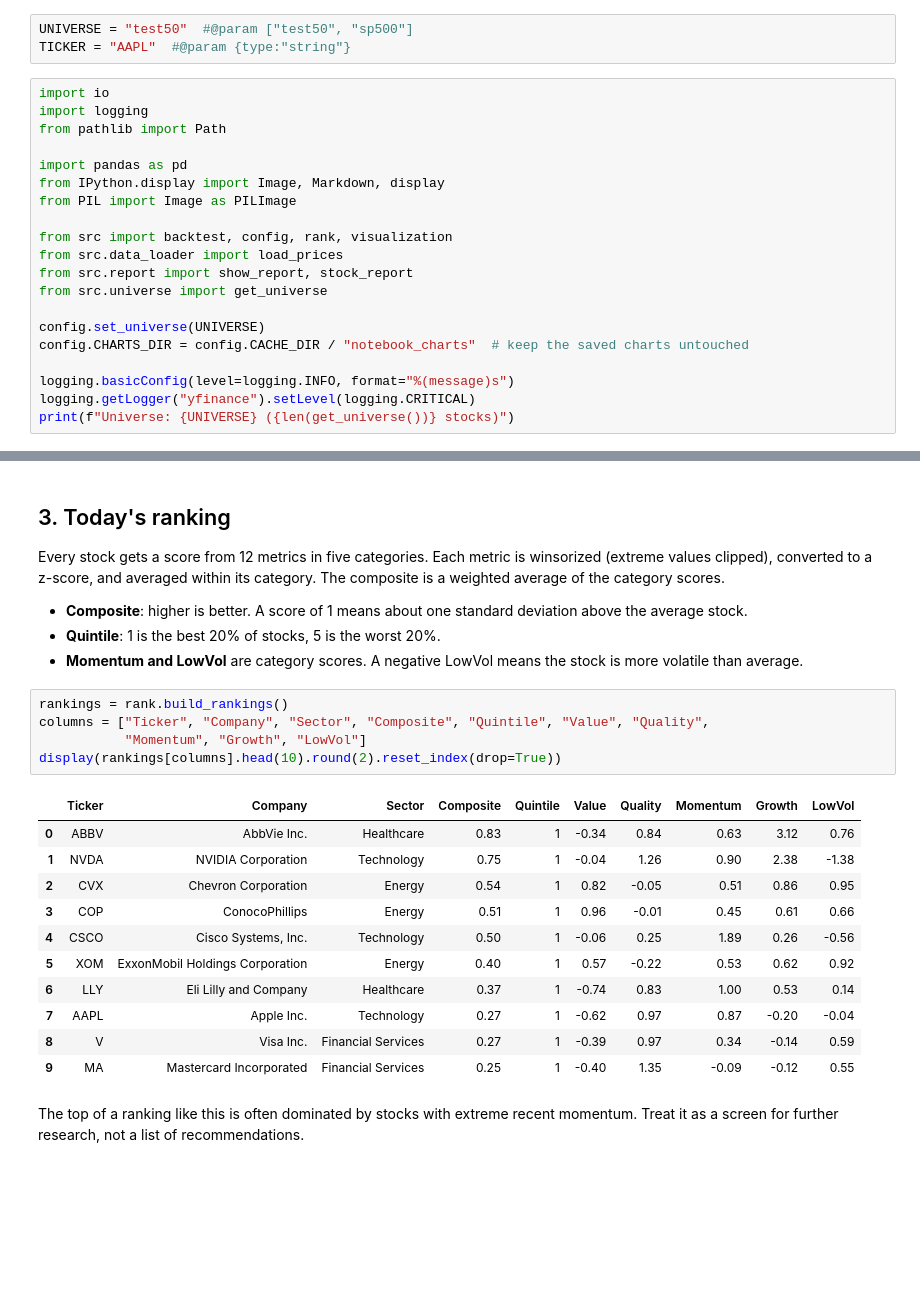
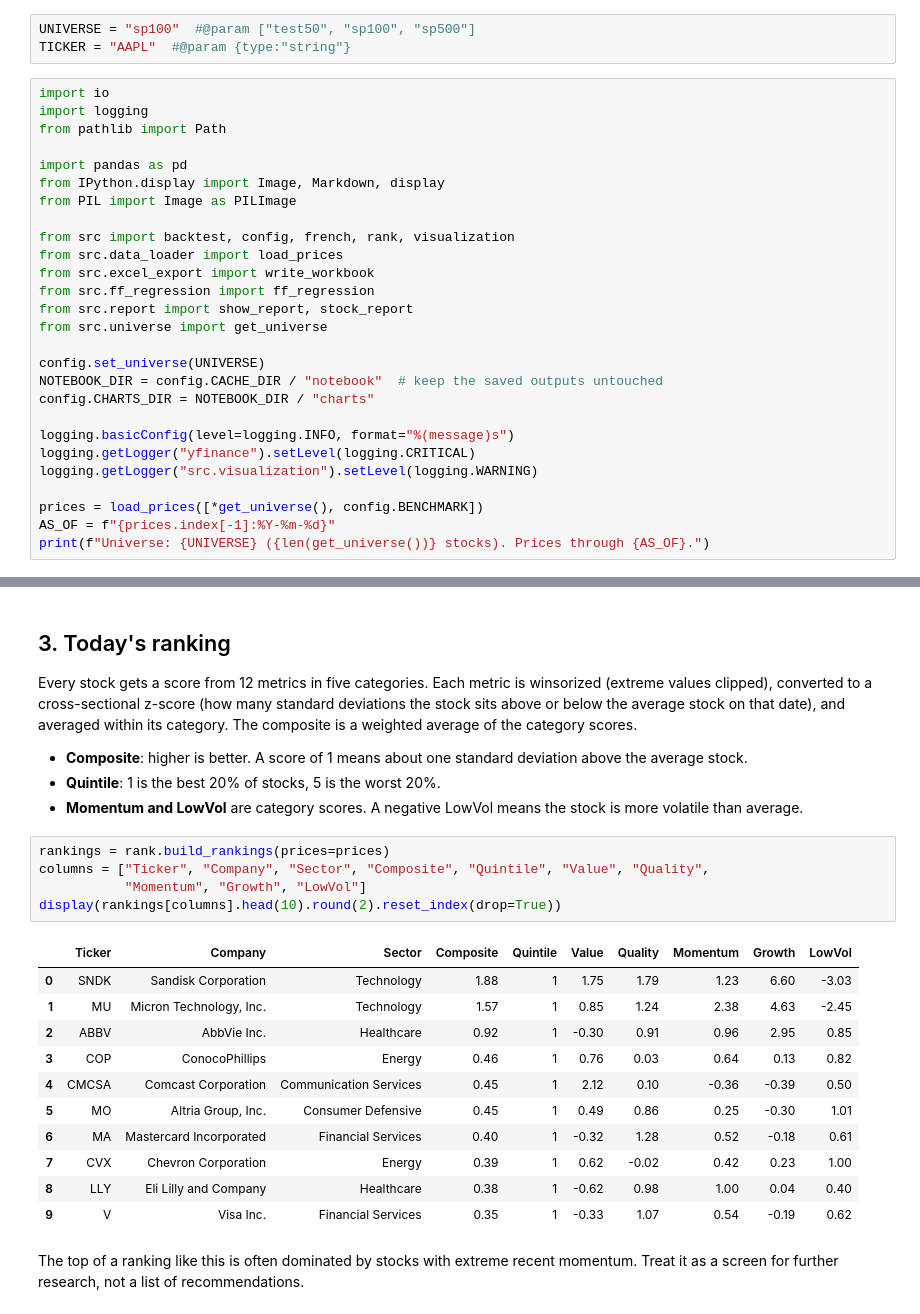
Before and after one commit to FleximusRex/Finance-equity-scanner, a Jupyter notebook: notebooks/multi_factor_equity_screener.ipynb, the cells around one changed output, grey strips where cells are left out. Cells and saved outputs as stored; diff of their text form; blank space fills up the shorter version.

```diff
--- a/notebooks/multi_factor_equity_screener.ipynb
+++ b/notebooks/multi_factor_equity_screener.ipynb
@@ -50,5 +65,5 @@ Ready. Working folder: Finance-equity-scanner
 # %%
-UNIVERSE = "test50"  #@param ["test50", "sp500"]
+UNIVERSE = "sp100"  #@param ["test50", "sp100", "sp500"]
 TICKER = "AAPL"  #@param {type:"string"}
 # %%
 import io
@@ -59,15 +74,22 @@ import pandas as pd
 from IPython.display import Image, Markdown, display
 from PIL import Image as PILImage
 
-from src import backtest, config, rank, visualization
+from src import backtest, config, french, rank, visualization
 from src.data_loader import load_prices
+from src.excel_export import write_workbook
+from src.ff_regression import ff_regression
 from src.report import show_report, stock_report
 from src.universe import get_universe
 
 config.set_universe(UNIVERSE)
-config.CHARTS_DIR = config.CACHE_DIR / "notebook_charts"  # keep the saved charts untouched
+NOTEBOOK_DIR = config.CACHE_DIR / "notebook"  # keep the saved outputs untouched
+config.CHARTS_DIR = NOTEBOOK_DIR / "charts"
 
 logging.basicConfig(level=logging.INFO, format="%(message)s")
 logging.getLogger("yfinance").setLevel(logging.CRITICAL)
-print(f"Universe: {UNIVERSE} ({len(get_universe())} stocks)")
+logging.getLogger("src.visualization").setLevel(logging.WARNING)
+
+prices = load_prices([*get_universe(), config.BENCHMARK])
+AS_OF = f"{prices.index[-1]:%Y-%m-%d}"
+print(f"Universe: {UNIVERSE} ({len(get_universe())} stocks). Prices through {AS_OF}.")
 # %% [output]
@@ -75,28 +97,28 @@ Universe: test50 (50 stocks)
 # %% [markdown]
 ## 3. Today's ranking
 
-Every stock gets a score from 12 metrics in five categories. Each metric is winsorized (extreme values clipped), converted to a z-score, and averaged within its category. The composite is a weighted average of the category scores.
+Every stock gets a score from 12 metrics in five categories. Each metric is winsorized (extreme values clipped), converted to a cross-sectional z-score (how many standard deviations the stock sits above or below the average stock on that date), and averaged within its category. The composite is a weighted average of the category scores.
 
 - **Composite**: higher is better. A score of 1 means about one standard deviation above the average stock.
 - **Quintile**: 1 is the best 20% of stocks, 5 is the worst 20%.
 - **Momentum and LowVol** are category scores. A negative LowVol means the stock is more volatile than average.
 # %%
-rankings = rank.build_rankings()
+rankings = rank.build_rankings(prices=prices)
 columns = ["Ticker", "Company", "Sector", "Composite", "Quintile", "Value", "Quality",
            "Momentum", "Growth", "LowVol"]
 display(rankings[columns].head(10).round(2).reset_index(drop=True))
 # %% [output]
 |  | Ticker | Company | Sector | Composite | Quintile | Value | Quality | Momentum | Growth | LowVol |
-| 0 | ABBV | AbbVie Inc. | Healthcare | 0.83 | 1 | -0.34 | 0.84 | 0.63 | 3.12 | 0.76 |
-| 1 | NVDA | NVIDIA Corporation | Technology | 0.75 | 1 | -0.04 | 1.26 | 0.90 | 2.38 | -1.38 |
-| 2 | CVX | Chevron Corporation | Energy | 0.54 | 1 | 0.82 | -0.05 | 0.51 | 0.86 | 0.95 |
-| 3 | COP | ConocoPhillips | Energy | 0.51 | 1 | 0.96 | -0.01 | 0.45 | 0.61 | 0.66 |
-| 4 | CSCO | Cisco Systems, Inc. | Technology | 0.50 | 1 | -0.06 | 0.25 | 1.89 | 0.26 | -0.56 |
-| 5 | XOM | ExxonMobil Holdings Corporation | Energy | 0.40 | 1 | 0.57 | -0.22 | 0.53 | 0.62 | 0.92 |
-| 6 | LLY | Eli Lilly and Company | Healthcare | 0.37 | 1 | -0.74 | 0.83 | 1.00 | 0.53 | 0.14 |
-| 7 | AAPL | Apple Inc. | Technology | 0.27 | 1 | -0.62 | 0.97 | 0.87 | -0.20 | -0.04 |
-| 8 | V | Visa Inc. | Financial Services | 0.27 | 1 | -0.39 | 0.97 | 0.34 | -0.14 | 0.59 |
-| 9 | MA | Mastercard Incorporated | Financial Services | 0.25 | 1 | -0.40 | 1.35 | -0.09 | -0.12 | 0.55 |
+| 0 | SNDK | Sandisk Corporation | Technology | 1.88 | 1 | 1.75 | 1.79 | 1.23 | 6.60 | -3.03 |
+| 1 | MU | Micron Technology, Inc. | Technology | 1.57 | 1 | 0.85 | 1.24 | 2.38 | 4.63 | -2.45 |
+| 2 | ABBV | AbbVie Inc. | Healthcare | 0.92 | 1 | -0.30 | 0.91 | 0.96 | 2.95 | 0.85 |
+| 3 | COP | ConocoPhillips | Energy | 0.46 | 1 | 0.76 | 0.03 | 0.64 | 0.13 | 0.82 |
+| 4 | CMCSA | Comcast Corporation | Communication Services | 0.45 | 1 | 2.12 | 0.10 | -0.36 | -0.39 | 0.50 |
+| 5 | MO | Altria Group, Inc. | Consumer Defensive | 0.45 | 1 | 0.49 | 0.86 | 0.25 | -0.30 | 1.01 |
+| 6 | MA | Mastercard Incorporated | Financial Services | 0.40 | 1 | -0.32 | 1.28 | 0.52 | -0.18 | 0.61 |
+| 7 | CVX | Chevron Corporation | Energy | 0.39 | 1 | 0.62 | -0.02 | 0.42 | 0.23 | 1.00 |
+| 8 | LLY | Eli Lilly and Company | Healthcare | 0.38 | 1 | -0.62 | 0.98 | 1.00 | 0.04 | 0.40 |
+| 9 | V | Visa Inc. | Financial Services | 0.35 | 1 | -0.33 | 1.07 | 0.54 | -0.19 | 0.62 |
 # %% [markdown]
 The top of a ranking like this is often dominated by stocks with extreme recent momentum. Treat it as a screen for further research, not a list of recommendations.
 # %% [markdown]
```
Also changed, not shown: parts of 24 cells of this notebook.
